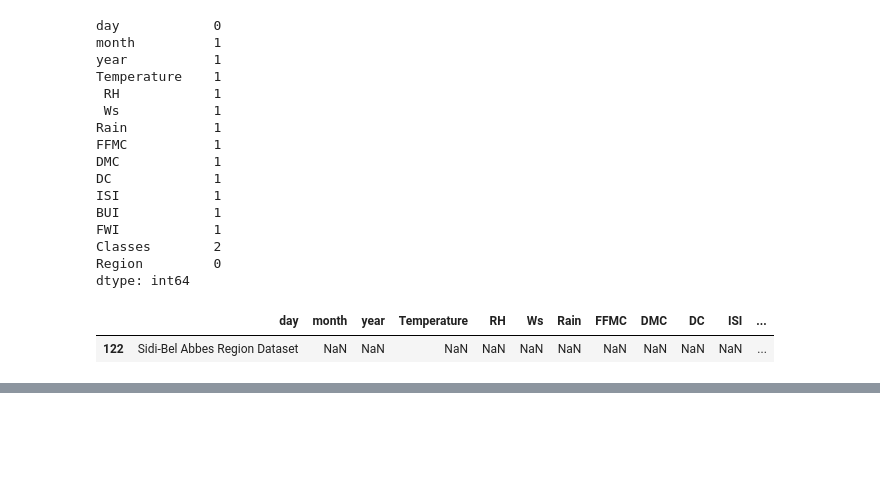
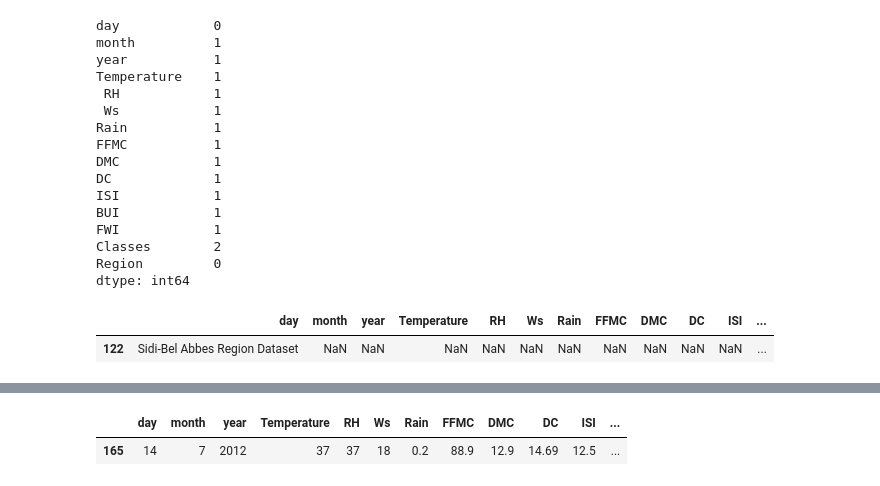
Before and after one commit to psultania1000/ml-playground, a Jupyter notebook: 3.LinearRegression/Ridge+Lasso+Regression.ipynb, the cells around one changed output, grey strips where cells are left out. Drawn from its saved outputs; the diff is of its cells as text; code cells hidden in the pictures; blank space fills up the shorter version.

```diff
--- a/3.LinearRegression/Ridge+Lasso+Regression.ipynb
+++ b/3.LinearRegression/Ridge+Lasso+Regression.ipynb
@@ -160,0 +245,5 @@ df.iloc[[122]]
+# %%
+df[df['Classes'].isnull()]
+# %% [output]
+|  | day | month | year | Temperature | RH | Ws | Rain | FFMC | DMC | DC | ISI | ... |
+| 165 | 14 | 7 | 2012 | 37 | 37 | 18 | 0.2 | 88.9 | 12.9 | 14.69 | 12.5 | ... |
```
Also changed, not shown: parts of 14 cells of this notebook.
